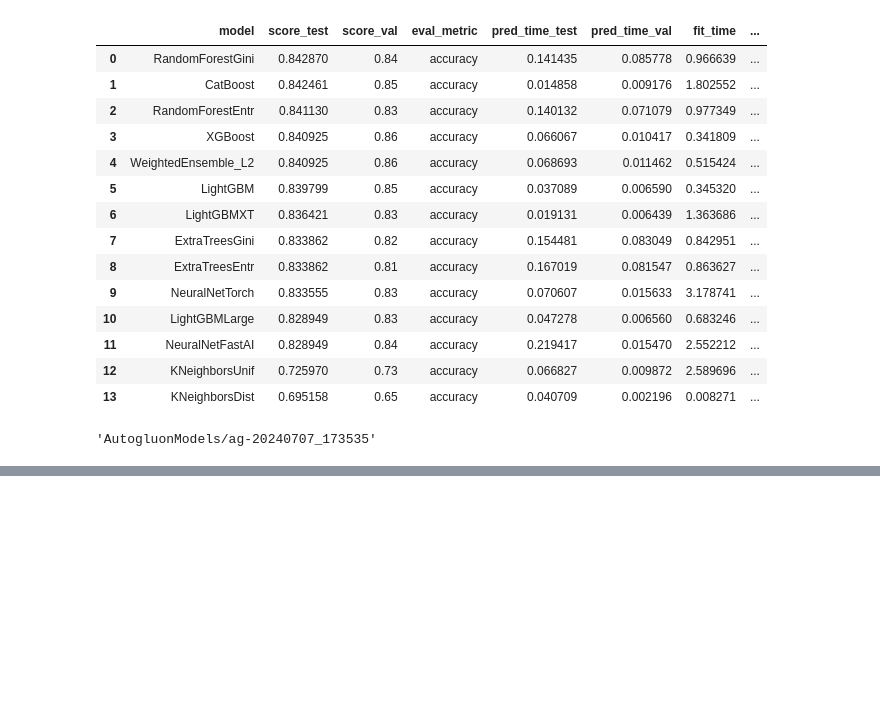
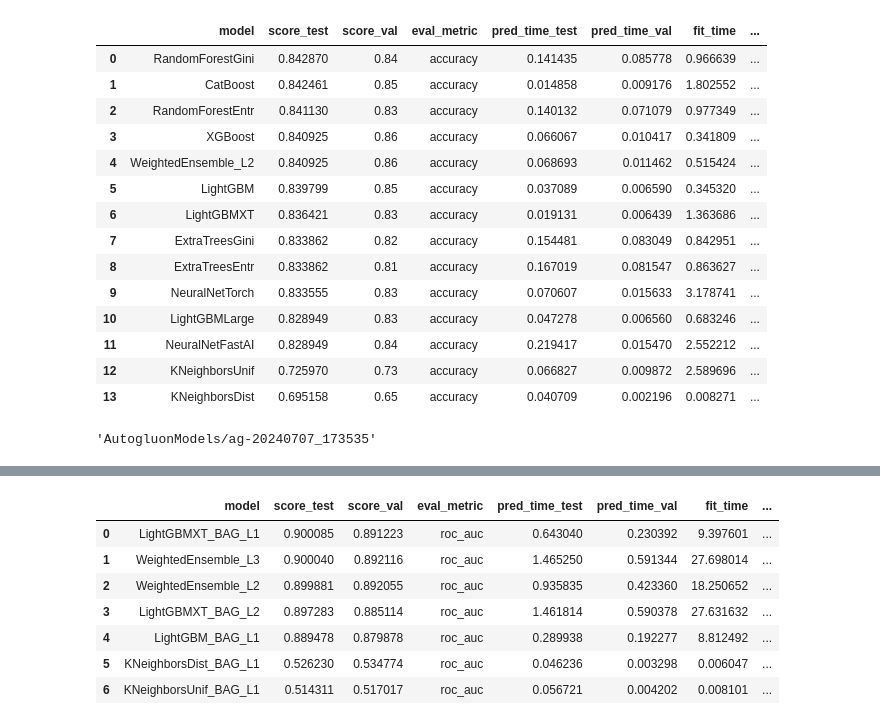
Before and after one commit to flyinacres/autogluon, a Jupyter notebook: autogluon-tabular-essentials.ipynb, the cells around one changed output, grey strips where cells are left out. Saved outputs shown, nothing was run; the diff lists cells and outputs as text; code cells hidden in the pictures; blank space fills up the shorter version.

Commit message:
Kaggle Notebook | autogluon-tabular-essentials | Version 4

```diff
--- a/autogluon-tabular-essentials.ipynb
+++ b/autogluon-tabular-essentials.ipynb
@@ -130,0 +191,4 @@ predictor = TabularPredictor.load(predictor.path)
+# %%
+time_limit = 60  # for quick demonstration only, you should set this to longest time you are willing to wait (in seconds)
+metric = 'roc_auc'  # specify your evaluation metric here
+predictor = TabularPredictor(label, eval_metric=metric).fit(train_data, time_limit=time_limit, presets='best_quality')
@@ -130,0 +232,11 @@ predictor = TabularPredictor.load(predictor.path)
+# %%
+predictor.leaderboard(test_data)
+# %% [output]
+|  | model | score_test | score_val | eval_metric | pred_time_test | pred_time_val | fit_time | ... |
+| 0 | LightGBMXT_BAG_L1 | 0.900085 | 0.891223 | roc_auc | 0.643040 | 0.230392 | 9.397601 | ... |
+| 1 | WeightedEnsemble_L3 | 0.900040 | 0.892116 | roc_auc | 1.465250 | 0.591344 | 27.698014 | ... |
+| 2 | WeightedEnsemble_L2 | 0.899881 | 0.892055 | roc_auc | 0.935835 | 0.423360 | 18.250652 | ... |
+| 3 | LightGBMXT_BAG_L2 | 0.897283 | 0.885114 | roc_auc | 1.461814 | 0.590378 | 27.631632 | ... |
+| 4 | LightGBM_BAG_L1 | 0.889478 | 0.879878 | roc_auc | 0.289938 | 0.192277 | 8.812492 | ... |
+| 5 | KNeighborsDist_BAG_L1 | 0.526230 | 0.534774 | roc_auc | 0.046236 | 0.003298 | 0.006047 | ... |
+| 6 | KNeighborsUnif_BAG_L1 | 0.514311 | 0.517017 | roc_auc | 0.056721 | 0.004202 | 0.008101 | ... |
```
Also changed, not shown: parts of 6 cells of this notebook.
